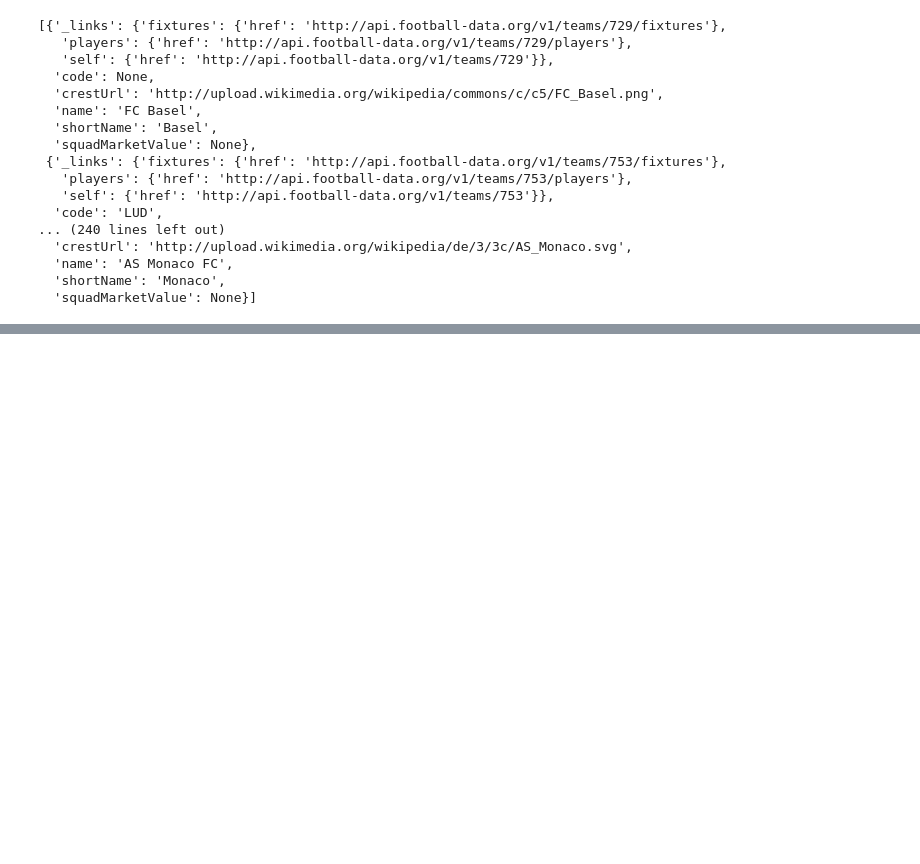
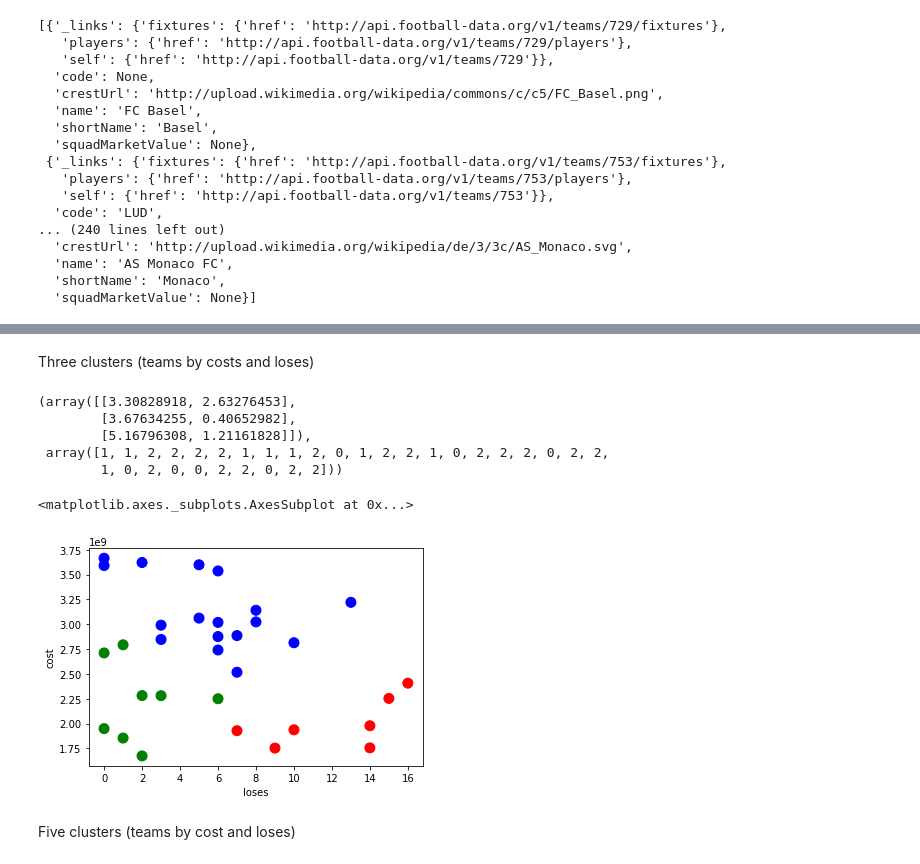
Before and after one commit to dbunina/py_15_4.3, a Jupyter notebook: py_15_4.3.ipynb, the cells around one changed output, grey strips where cells are left out. Drawn from its saved outputs; the diff is of its cells as text; code cells hidden in the pictures; blank space fills up the shorter version.

Commit message:
create clusters

```diff
--- a/py_15_4.3.ipynb
+++ b/py_15_4.3.ipynb
@@ -87,0 +170,3 @@ Team "AS Monaco FC" costs 1769000000, played 44 games, had 10 loses
+# %%
+whitened = whiten(teams_pd.as_matrix())
+whitened
@@ -87,0 +191,21 @@ Team "AS Monaco FC" costs 1769000000, played 44 games, had 10 loses
+# %% [markdown]
+Three clusters (teams by costs and loses)
+# %%
+centroids, cluster_map = kmeans2(whitened, 3)
+centroids, cluster_map
+# %% [output]
+(array([[3.30828918, 2.63276453],
+        [3.67634255, 0.40652982],
+        [5.16796308, 1.21161828]]),
+ array([1, 1, 2, 2, 2, 2, 1, 1, 1, 2, 0, 1, 2, 2, 1, 0, 2, 2, 2, 0, 2, 2,
+        1, 0, 2, 0, 0, 2, 2, 0, 2, 2]))
+# %%
+colors_map = {0: 'r', 1: 'g', 2: 'b'}
+colors = [colors_map[c] for c in cluster_map]
+# %%
+teams_pd.plot.scatter(x='loses', y='cost', c=colors, s=100)
+# %% [output]
+<matplotlib.axes._subplots.AxesSubplot at 0x...>
+[figure, added]
+# %% [markdown]
+Five clusters (teams by cost and loses)
```
Also changed, not shown: parts of 15 cells of this notebook.
